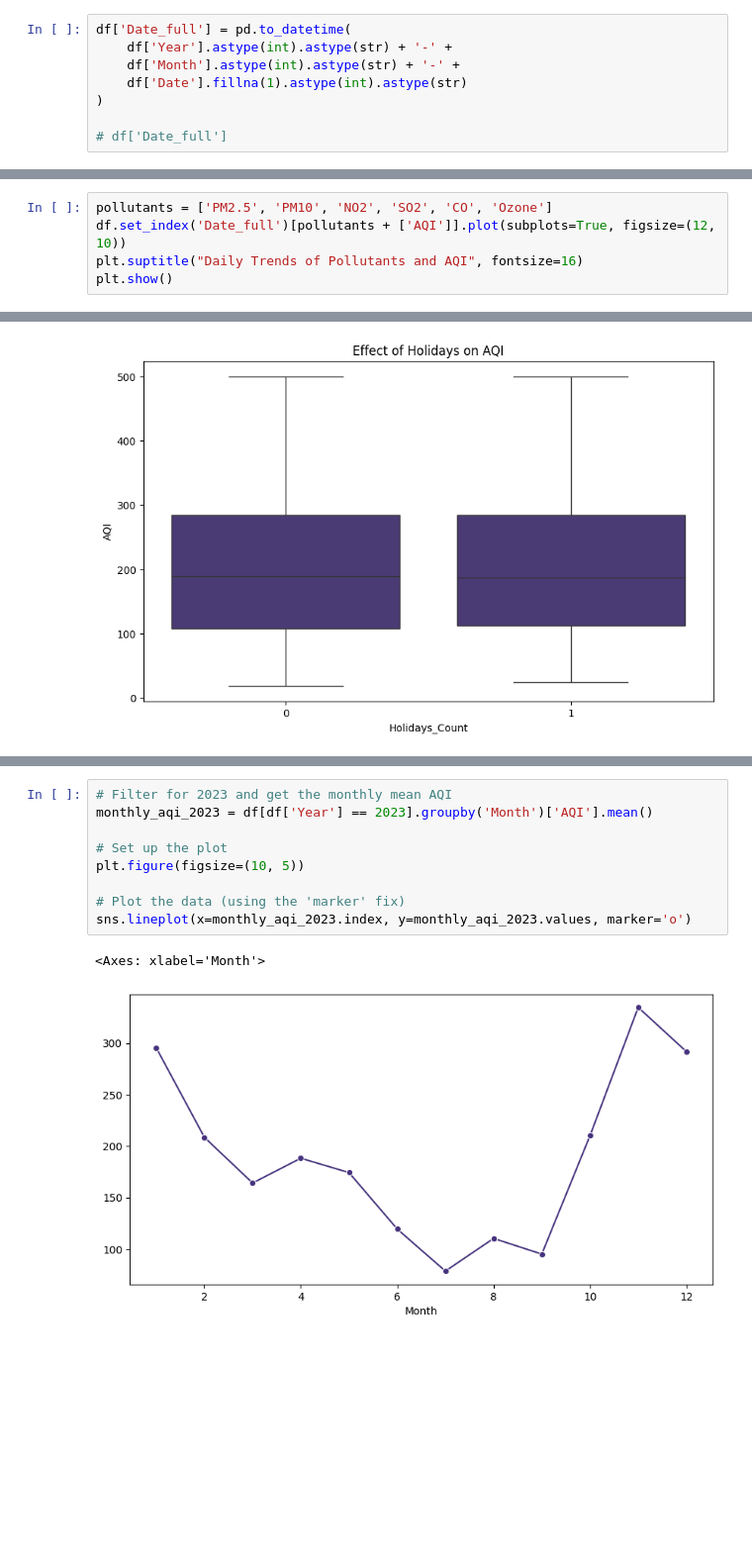
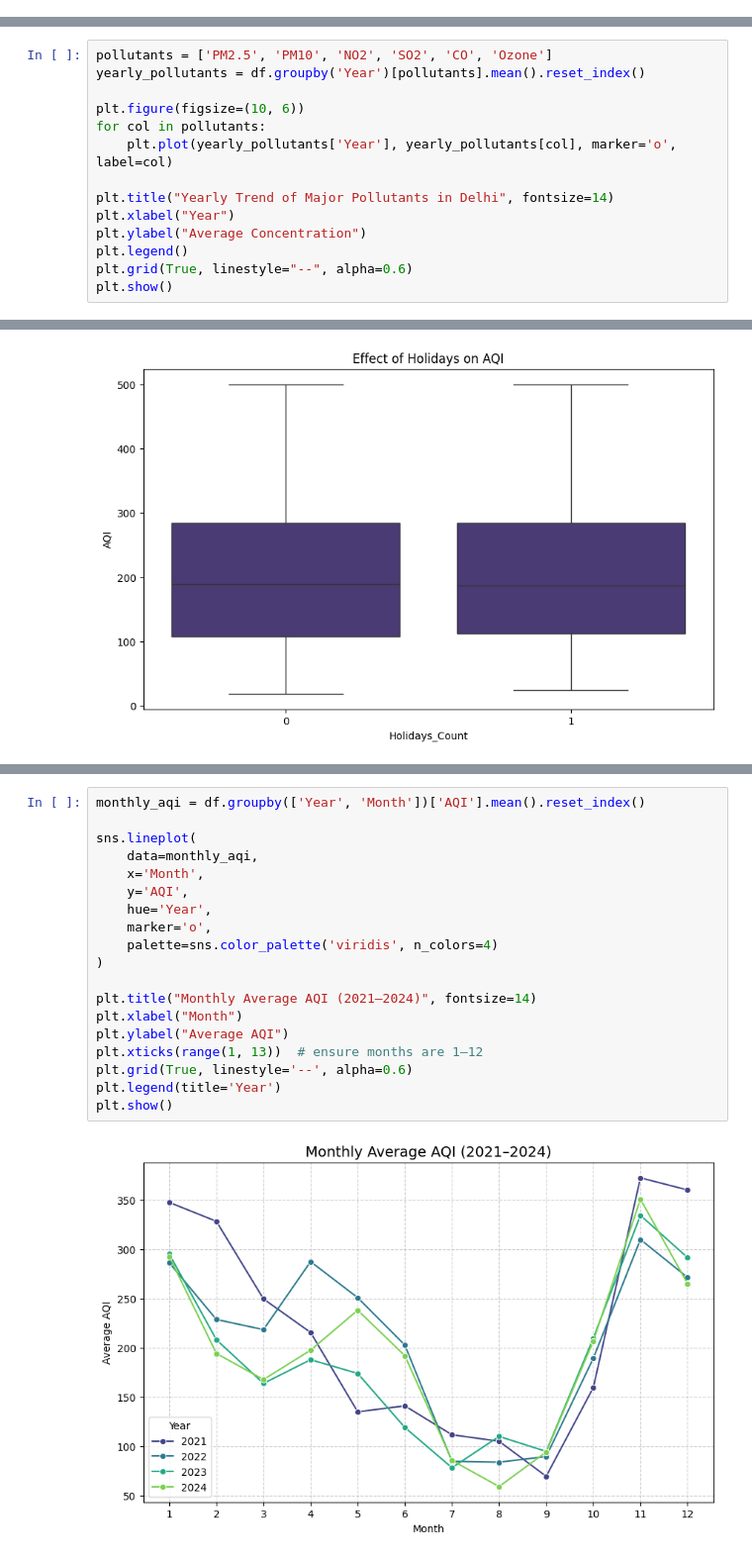
Before and after one commit to portneon/data_mining, a Jupyter notebook: sample.ipynb, the cells around one changed output, grey strips where cells are left out. Shown: that part at 99% size. Drawn from its saved outputs; the diff is of its cells as text; blank space fills up the shorter version.

```diff
--- a/sample.ipynb
+++ b/sample.ipynb
@@ -55,8 +47,0 @@ df
-# %%
-df['Date_full'] = pd.to_datetime(
-    df['Year'].astype(int).astype(str) + '-' +
-    df['Month'].astype(int).astype(str) + '-' +
-    df['Date'].fillna(1).astype(int).astype(str)
-)
-
-# df['Date_full']
@@ -104,6 +117,15 @@ plt.show()
 # %%
 pollutants = ['PM2.5', 'PM10', 'NO2', 'SO2', 'CO', 'Ozone']
-df.set_index('Date_full')[pollutants + ['AQI']].plot(subplots=True, figsize=(12, 10))
-plt.suptitle("Daily Trends of Pollutants and AQI", fontsize=16)
+yearly_pollutants = df.groupby('Year')[pollutants].mean().reset_index()
+
+plt.figure(figsize=(10, 6))
+for col in pollutants:
+    plt.plot(yearly_pollutants['Year'], yearly_pollutants[col], marker='o', label=col)
+
+plt.title("Yearly Trend of Major Pollutants in Delhi", fontsize=14)
+plt.xlabel("Year")
+plt.ylabel("Average Concentration")
+plt.legend()
+plt.grid(True, linestyle="--", alpha=0.6)
 plt.show()
 # %% [output]
@@ -147,12 +166,21 @@ plt.show()
 # %%
-# Filter for 2023 and get the monthly mean AQI
-monthly_aqi_2023 = df[df['Year'] == 2023].groupby('Month')['AQI'].mean()
+monthly_aqi = df.groupby(['Year', 'Month'])['AQI'].mean().reset_index()
 
-# Set up the plot
-plt.figure(figsize=(10, 5))
+sns.lineplot(
+    data=monthly_aqi,
+    x='Month',
+    y='AQI',
+    hue='Year',
+    marker='o',
+    palette=sns.color_palette('viridis', n_colors=4)
+)
 
-# Plot the data (using the 'marker' fix)
-sns.lineplot(x=monthly_aqi_2023.index, y=monthly_aqi_2023.values, marker='o')
+plt.title("Monthly Average AQI (2021–2024)", fontsize=14)
+plt.xlabel("Month")
+plt.ylabel("Average AQI")
+plt.xticks(range(1, 13))  # ensure months are 1–12
+plt.grid(True, linestyle='--', alpha=0.6)
+plt.legend(title='Year')
+plt.show()
 # %% [output]
-<Axes: xlabel='Month'>
-[figure, old version]
+[figure, new version]
```
Also changed, not shown: parts of 15 cells of this notebook, 2 other files.
